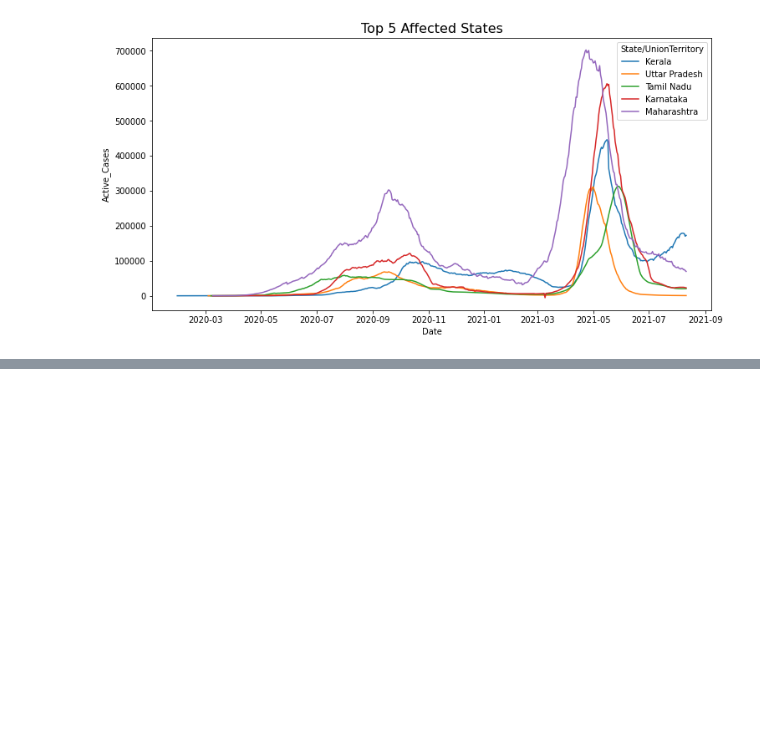
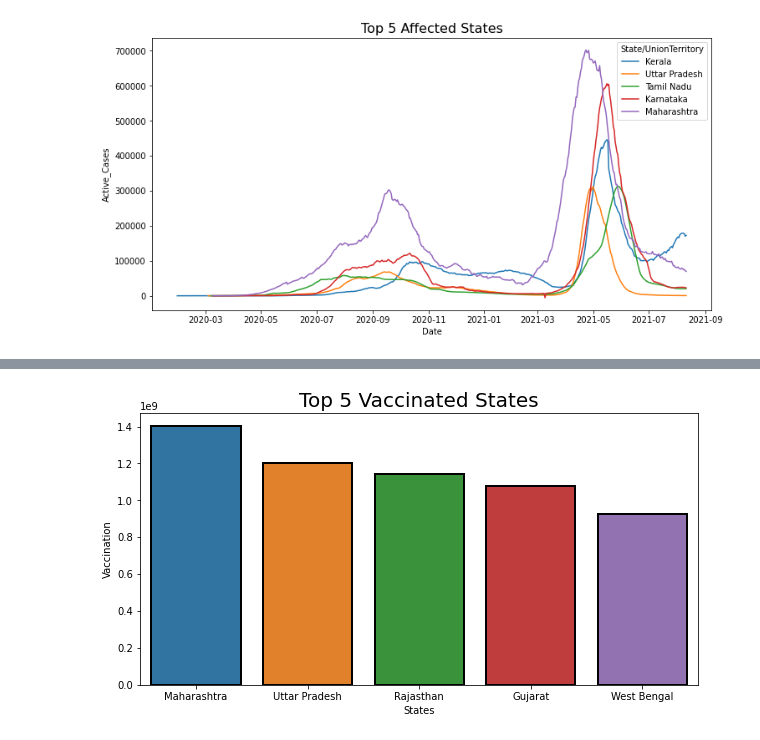
Before and after one commit to saberzero1/covid-visualization, a Jupyter notebook: Covid Data Analysis India.ipynb, the cells around one changed output, grey strips where cells are left out. Saved outputs shown, nothing was run; the diff lists cells and outputs as text; code cells hidden in the pictures; blank space fills up the shorter version.

```diff
--- a/Covid Data Analysis India.ipynb
+++ b/Covid Data Analysis India.ipynb
@@ -180,0 +225,4 @@ Text(0.5, 1.0, 'Top 5 Affected States')
+# %%
+# Remove rows where stat is not India
+vaccination = vaccination[vaccination["State"] != "India"]
+vaccination
@@ -180,0 +243,4 @@ Text(0.5, 1.0, 'Top 5 Affected States')
+# %%
+# Most Vaccinated States.
+max_vaccinated = vaccination.groupby("State")["Total"].sum().to_frame("Total").sort_values("Total", ascending = False)[:5]
+max_vaccinated
@@ -180,0 +255,9 @@ Text(0.5, 1.0, 'Top 5 Affected States')
+# %%
+fix = plt.figure(figsize = (10,5))
+plt.title("Top 5 Vaccinated States", size = 20)
+x = sns.barplot(data = max_vaccinated.iloc[:10], y = max_vaccinated["Total"], x = max_vaccinated.index, linewidth = 2, edgecolor = "black")
+plt.xlabel("States")
+plt.ylabel("Vaccination")
+plt.show()
+# %% [output]
+[figure, added]
```
Also changed, not shown: parts of 8 cells of this notebook.
